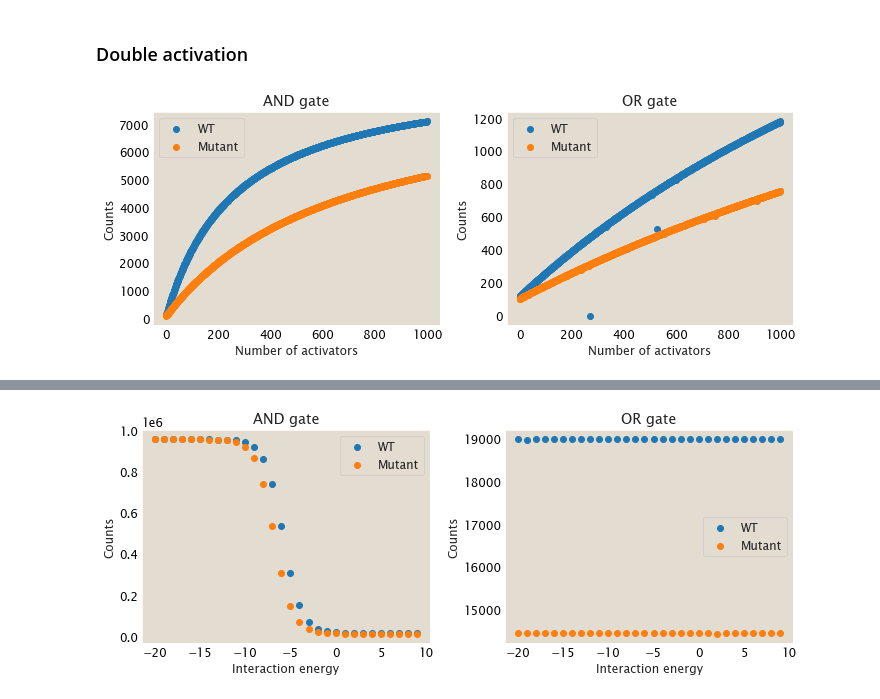
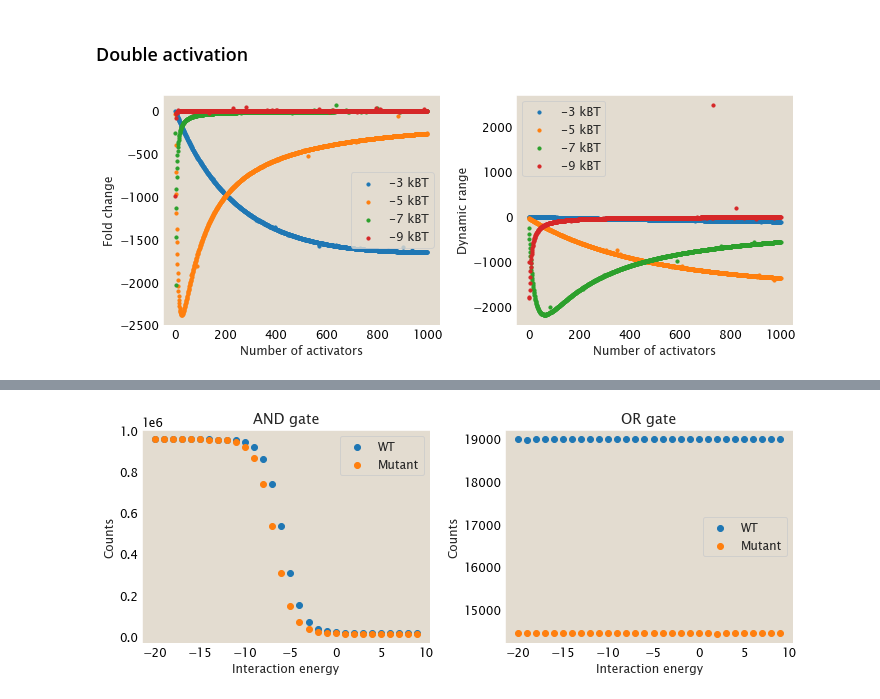
Before and after one commit to RPGroup-PBoC/theoretical_regseq, a Jupyter notebook: notebooks/theoretical/tf_copy_number.ipynb, the cells around one changed output, grey strips where cells are left out. Drawn from its saved outputs; the diff is of its cells as text; code cells hidden in the pictures.

```diff
--- a/notebooks/theoretical/tf_copy_number.ipynb
+++ b/notebooks/theoretical/tf_copy_number.ipynb
@@ -328,0 +147,7 @@ plt.tight_layout()
+# %%
+fig, ax = plt.subplots()
+for i in range(3):
+    ax.scatter(l_n_a, dr_simact[i], label='{} kBT'.format(str(l_ea_wt[i])), s=10)
+ax.set_xlabel('Number of activators')
+ax.set_ylabel('Dynamic range')
+ax.legend(title=r'$\Delta \epsilon_{a}$')
@@ -357,37 +183,32 @@ for n_a1 in l_n_a1:
 # %%
-fc_doubleact_OR = []
 dr_doubleact_OR = []
-wt_doubleact_OR = []
-mut_doubleact_OR = []
-for n_a1 in l_n_a1:
-    df = tregs.simulate.sim_pointmut(promoter, tregs.simulate.doubleact_pbound, [rnap_site, act1_site, act2_site],
+for e_int_pa1 in l_e_int_pa1:
+    e_int_pa2 = e_int_pa1
+    dr = []
+    for n_a1 in l_n_a1:
+        df = tregs.simulate.sim_pointmut(promoter, tregs.simulate.doubleact_pbound, [rnap_site, act1_site, act2_site],
                         [act1_site, act2_site],
                         *[n_NS, n_p, n_a1, n_a2, rnap_emat, a1_emat, a2_emat, ep_wt, ea1_wt, ea2_wt, e_int_a1a2, e_int_pa1, e_int_pa2, 'OR'], scaling_factor=10**4)
-    norm_ct = df['norm_ct_1'].to_numpy()
-    fc = np.mean(norm_ct[1:] / norm_ct[0])
-    fc_doubleact_OR.append(fc)
-    dr_doubleact_OR.append(np.max(norm_ct) - np.min(norm_ct))
-    wt_doubleact_OR.append(norm_ct[0])
-    mut_doubleact_OR.append(np.mean(norm_ct[1:]))
+        norm_ct = df['norm_ct_1'].to_numpy()
+        dr.append(np.mean(norm_ct[1:] - norm_ct[0]))
+    dr_doubleact_OR.append(dr)
 # %%
-# plot wild type and mutant counts against number of activators
+# plot fold change and dynamic range against number of activators
 fig, axes = plt.subplots(1, 2, figsize=(10, 4))
 ax1, ax2 = axes
 
-ax1.scatter(l_n_a1, wt_doubleact_AND, label='WT')
-ax1.scatter(l_n_a1, mut_doubleact_AND, label='Mutant')
+for i in range(4):
+    ax1.scatter(l_n_a1, dr_doubleact_AND[i], label='{} kBT'.format(str(l_e_int_pa1[i])), s=10)
+    ax2.scatter(l_n_a1, dr_doubleact_OR[i], label='{} kBT'.format(str(l_e_int_pa1[i])), s=10)
+
 ax1.set_xlabel('Number of activators')
-ax1.set_ylabel('Counts')
-ax1.set_title('AND gate')
+ax1.set_ylabel('Fold change')
 ax1.legend()
 
-ax2.scatter(l_n_a1, wt_doubleact_OR, label='WT')
-ax2.scatter(l_n_a1, mut_doubleact_OR, label='Mutant')
 ax2.set_xlabel('Number of activators')
-ax2.set_ylabel('Counts')
-ax2.set_title('OR gate')
+ax2.set_ylabel('Dynamic range')
 ax2.legend()
 
 plt.tight_layout()
 # %% [output]
-[figure, old version]
+[figure, new version]
```
Also changed, not shown: parts of 21 cells of this notebook, 16 other files.
